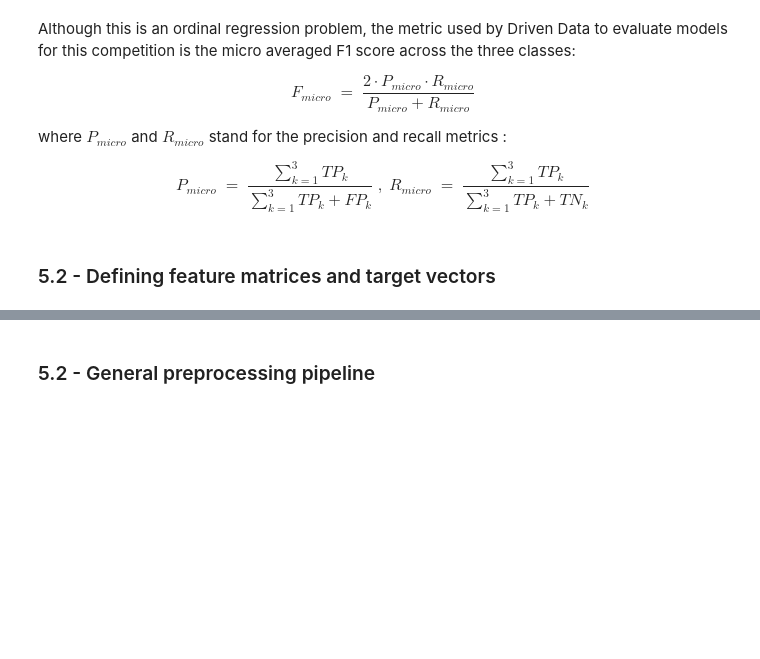
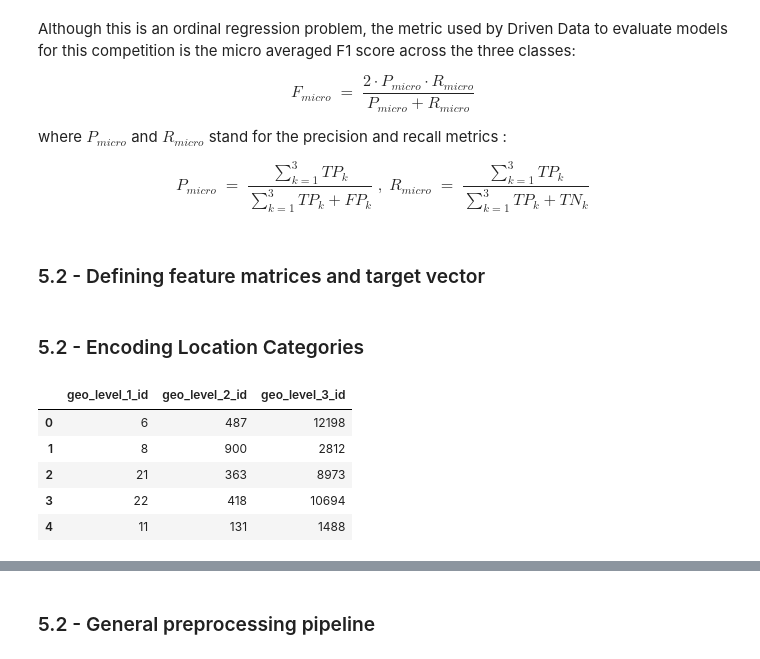
Before and after one commit to patohdzs/datadventures, a Jupyter notebook: shakes-and-quakes/earthquakes.ipynb, the cells around one changed output, grey strips where cells are left out. Saved outputs shown, nothing was run; the diff lists cells and outputs as text; code cells hidden in the pictures; blank space fills up the shorter version.

```diff
--- a/shakes-and-quakes/earthquakes.ipynb
+++ b/shakes-and-quakes/earthquakes.ipynb
@@ -242,13 +226,13 @@ It is necessary to further classify features based on their statistical data typ
 # %%
 # Classifying features
-location_feats = ['geo_level_1_id', 'geo_level_2_id', 'geo_level_3_id' ]
+loc_feats = ['geo_level_1_id', 'geo_level_2_id', 'geo_level_3_id' ]
 cont_feats = ['area_percentage', 'height_percentage']
 count_feats = ['count_floors_pre_eq', 'age', 'count_families']
 cat_feats = ['land_surface_condition', 'foundation_type', 'roof_type',
              'ground_floor_type', 'other_floor_type', 'position',
              'plan_configuration', 'legal_ownership_status']
 
-binary_feats = data.drop(columns=cont_feats+count_feats+cat_feats+location_feats).columns.tolist()
+binary_feats = data.drop(columns=cont_feats+count_feats+cat_feats+loc_feats).columns.tolist()
 binary_feats.remove('damage_grade')
 # %% [markdown]
 ### 3.3 - Distribution of target variable
@@ -402,20 +373,3 @@ Missing from loc3:  707
-# %%
-# Uncovering hierarchies
-level_2_h = {str(i):set() for i in range(1428)}
-level_3_h = {str(i):set() for i in range(12568)}
-for i in range(data.shape[0]):
-    level_2_h[str(data['geo_level_2_id'].iloc[i])].add(data['geo_level_1_id'].iloc[i])
-    level_3_h[str(data['geo_level_3_id'].iloc[i])].add(data['geo_level_2_id'].iloc[i])
-
-for key in level_2_h:
-    if len(level_2_h[key]) >1:
-        print('Node:', key )
-        print('Parents:', level_2_h[key] )
-
-for key in level_3_h:
-    if len(level_3_h[key]) >1:
-        print('Node:', key )
-        print('Parents:', level_2_h[key] )
 # %% [markdown]
 
 #### **NOTES FROM (3.7):**
@@ -531,7 +485,7 @@ def model_score(y_true, y_pred):
 
     return f1_score(y_true, y_pred, average='micro')
 # %% [markdown]
-### 5.2 - Defining feature matrices and target vectors
+### 5.2 - Defining feature matrices and target vector
 # %%
 # Separating training and test matrices
 train = data[data['damage_grade'].isnull()==False]
@@ -543,3 +497,14 @@ y_train = train['damage_grade']
 
 # Creating feature matrix from test sample
 X_test = test.drop(columns='damage_grade')
+# %% [markdown]
+### 5.2 - Encoding Location Categories
+# %%
+X_train[loc_feats].head()
+# %% [output]
+|  | geo_level_1_id | geo_level_2_id | geo_level_3_id |
+| 0 | 6 | 487 | 12198 |
+| 1 | 8 | 900 | 2812 |
+| 2 | 21 | 363 | 8973 |
+| 3 | 22 | 418 | 10694 |
+| 4 | 11 | 131 | 1488 |
```
Also changed, not shown: parts of 15 cells of this notebook, 17 other files.
